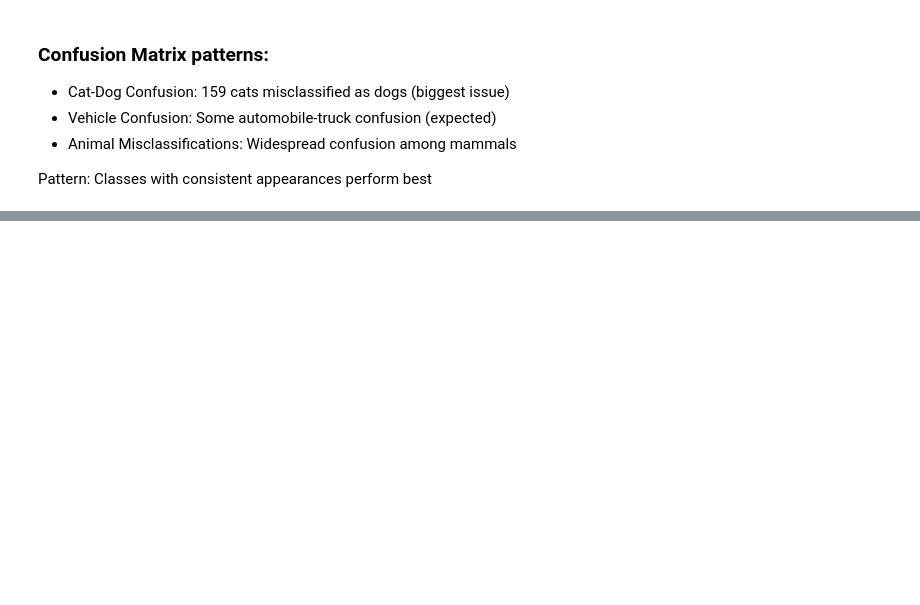
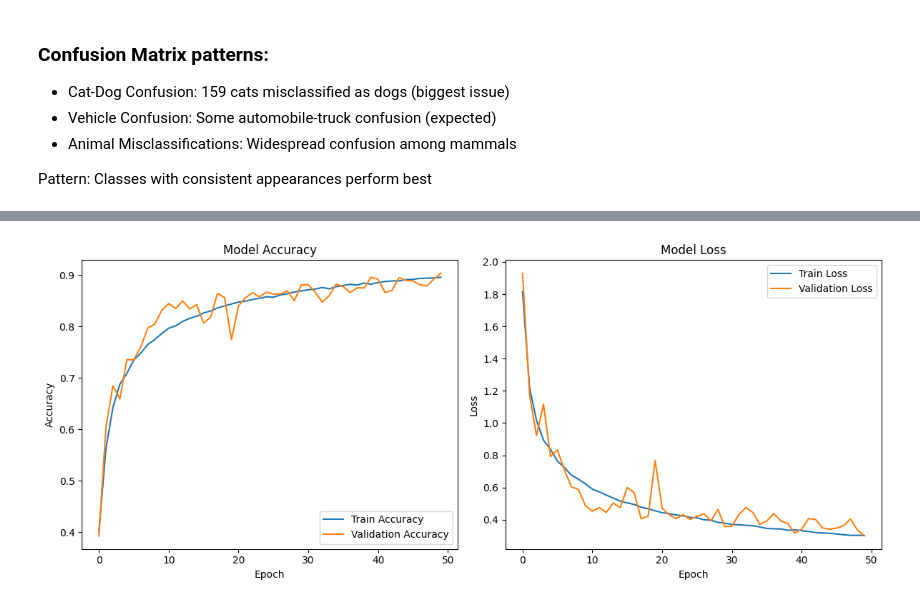
Before and after one commit to zahi158/Image-Classification-with-CNN, a Jupyter notebook: first_model.ipynb, the cells around one changed output, grey strips where cells are left out. Cells and saved outputs as stored; diff of their text form; code cells hidden in the pictures; blank space fills up the shorter version.

```diff
--- a/first_model.ipynb
+++ b/first_model.ipynb
@@ -376,0 +490,11 @@ Model saved as 'cifar10_cnn_model.h5'
+# %%
+from tensorflow.keras.preprocessing.image import ImageDataGenerator
+
+datagen = ImageDataGenerator(
+    rotation_range=15,
+    width_shift_range=0.1,
+    height_shift_range=0.1,
+    horizontal_flip=True,
+    zoom_range=0.1
+)
+datagen.fit(X_train)
@@ -376,0 +567,11 @@ Model saved as 'cifar10_cnn_model.h5'
+# %%
+#callbacks = [
+   # ModelCheckpoint('best_deep_custom_cnn.keras', monitor='val_accuracy', save_best_only=True)
+#]
+
+history_deep_custom = deep_custom_model.fit(
+    datagen.flow(X_train, y_train, batch_size=64),
+    epochs=50,
+    validation_data=(X_val, y_val)
+    #callbacks=callbacks
+)
@@ -376,0 +597,7 @@ Model saved as 'cifar10_cnn_model.h5'
+# %%
+plot_training_history(history_deep_custom)
+
+test_loss, test_acc = deep_custom_model.evaluate(X_test, y_test)
+print(f"🎯 Final Test Accuracy: {test_acc:.4f}")
+# %% [output]
+[figure, added]
```
Also changed, not shown: parts of 17 cells of this notebook.
